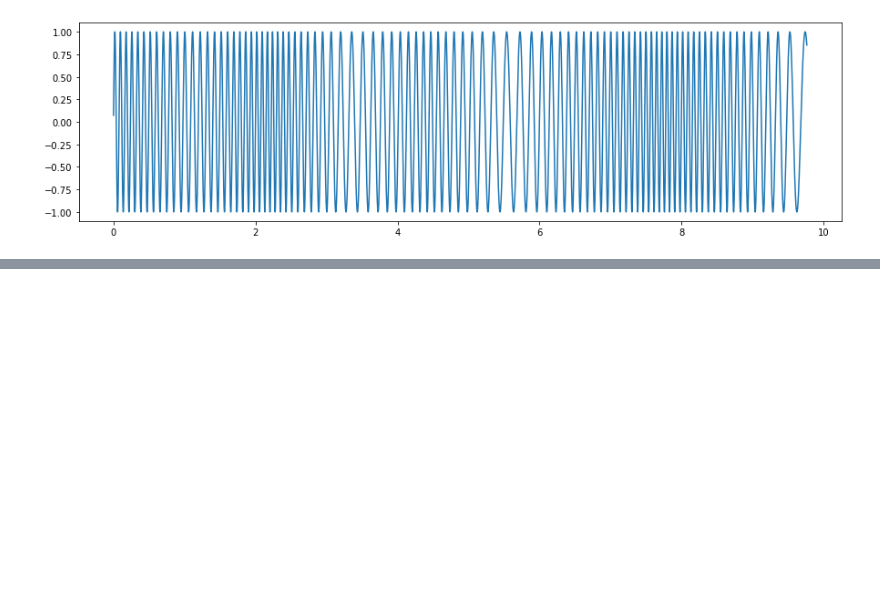
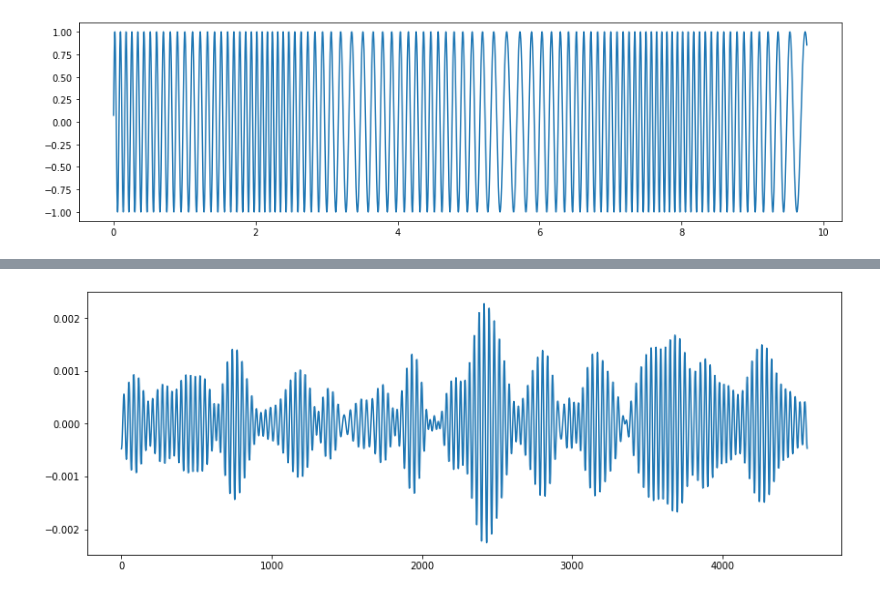
Before and after one commit to rklymentiev/nsp-course, a Jupyter notebook: s3_simulation_time_series_signals_and_noise/sandbox.ipynb, the cells around one changed output, grey strips where cells are left out. Saved outputs shown, nothing was run; the diff lists cells and outputs as text; code cells hidden in the pictures; blank space fills up the shorter version.

```diff
--- a/sandbox.ipynb
+++ b/s3_simulation_time_series_signals_and_noise/sandbox.ipynb
@@ -57,0 +83,6 @@ plt.show()
+# %%
+plt.figure(figsize=(14,5))
+plt.plot(signal)
+plt.show()
+# %% [output]
+[figure, added]
```
Also changed, not shown: parts of 9 cells of this notebook, 17 other files.
